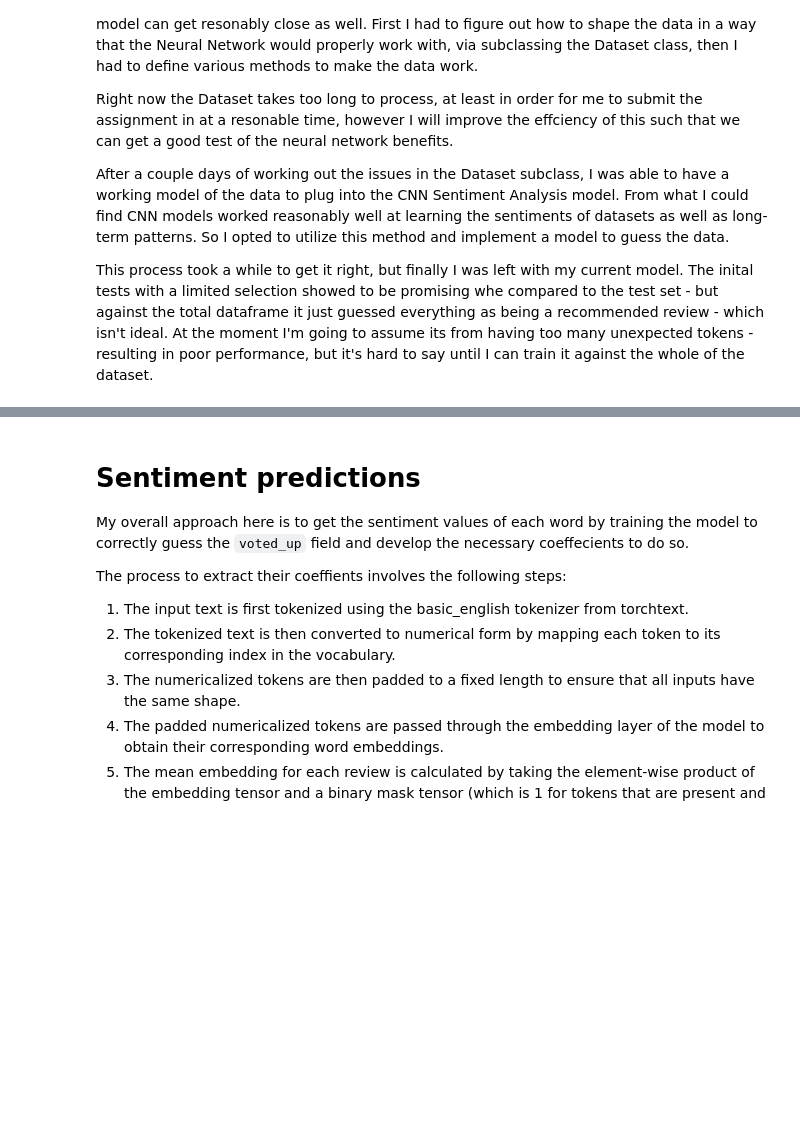
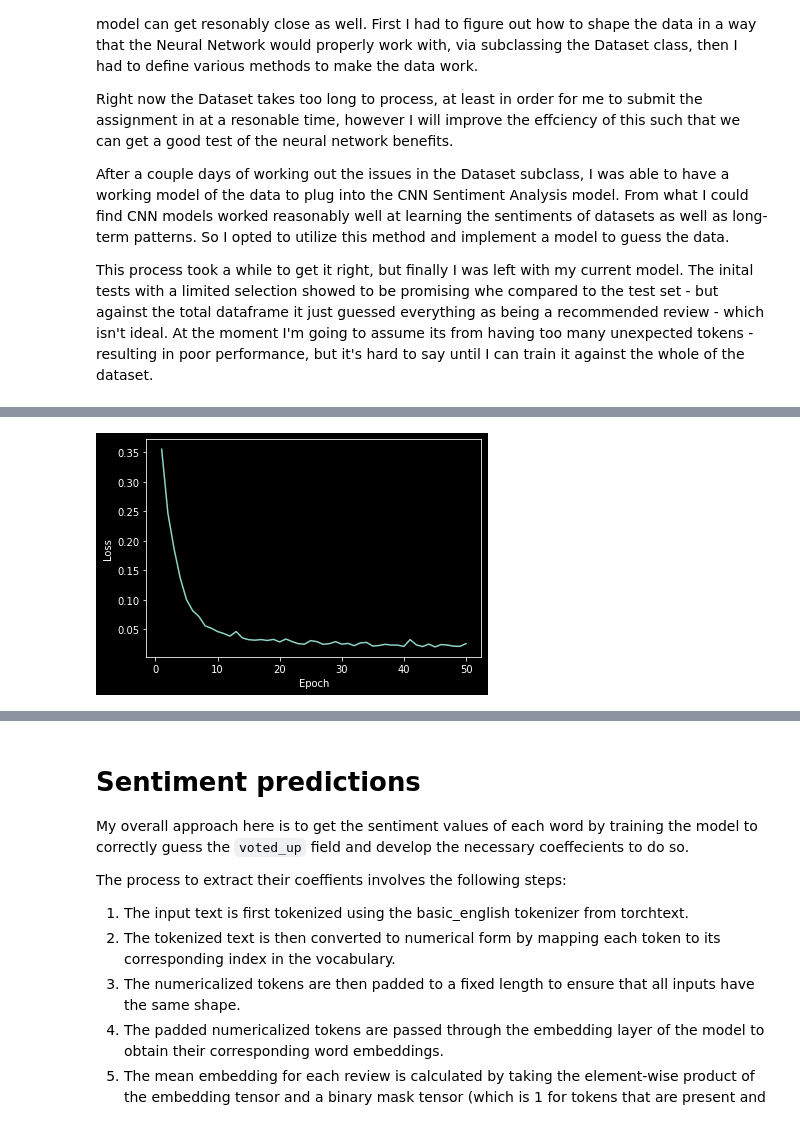
Before and after one commit to EmberAnimus/DSC410, a Jupyter notebook: Final Project/Milestone 3.ipynb, the cells around one changed output, grey strips where cells are left out. Saved outputs shown, nothing was run; the diff lists cells and outputs as text; code cells hidden in the pictures; blank space fills up the shorter version.

```diff
--- a/Final Project/Milestone 3.ipynb
+++ b/Final Project/Milestone 3.ipynb
@@ -135,0 +120,4 @@ print(train_data[0])
+# %%
+train_dataframe, test_dataframe = train_test_split(filtered_df[['review', 'voted_up']], test_size=0.2, random_state=42)
+train_data = CustomDataset(train_dataframe)
+test_data = CustomDataset(test_dataframe)
@@ -172,43 +194,65 @@ class SentimentCNN(nn.Module):
 # %%
-from sklearn.metrics import accuracy_score
-from sklearn.metrics import r2_score
-train_data_loader = torch.utils.data.DataLoader(train_data, batch_size=32, shuffle=True)
-test_data_loader = torch.utils.data.DataLoader(test_data, batch_size=32, shuffle=True)
+import matplotlib.pyplot as plt
+
+avail_device = 'cuda' if torch.cuda.is_available() else 'cpu'
+device = torch.device(avail_device)
 
 vocab_size = len(train_data.vocab)
-emb_dim = 100
-num_filters = 100
-filter_sizes = [2, 3, 4]
+emb_dim = 200
+num_filters = 200
+filter_sizes = [2, 3, 4, 5]
 output_dim = 2
-dropout = 0.5
+dropout = 0.2
 
 model = SentimentCNN(vocab_size, emb_dim, num_filters, filter_sizes, output_dim, dropout)
 
 # define loss function and optimizer
 criterion = nn.CrossEntropyLoss()
-optimizer = optim.Adam(model.parameters())
+optimizer = optim.Adam(model.parameters(), lr=1e-3)
 
 # train the model
-epochs = 10
+epochs = 50
+model.train()
+train_segment_pbar = tqdm()
+train_loader_len = train_data_loader.__len__()
+loss_data = []
 for epoch in range(epochs):
     running_loss = 0.0
+    train_segment_pbar.set_description(f'Training Epoch {epoch+1}/{epochs}')
+    train_segment_pbar.reset(total=train_loader_len)
     for batch in train_data_loader:
+        train_segment_pbar.update()
         optimizer.zero_grad()
         text, label = batch
+        text = text.to(device)
+        label = label.to(device)
         output = model(text)
         loss = criterion(output, label)
         loss.backward()
         optimizer.step()
         running_loss += loss.item()
-    print('Epoch: {}, Loss: {:.4f}'.format(epoch+1, running_loss/len(train_data_loader)))
+    train_segment_pbar.refresh()
+    loss_data.append((epoch+1, running_loss/len(train_data_loader)))
+
+# plot the loss
+plt.plot(*zip(*loss_data))
+plt.xlabel('Epoch')
+plt.ylabel('Loss')
+plt.show()
 
 # evaluate the model on test set
 correct = 0
 total = 0
+model.eval()
 with torch.no_grad():
     for batch in test_data_loader:
         text, label = batch
+        text = text.to(device)
+        label = label.to(device)
         output = model(text)
         _, predicted = torch.max(output.data, 1)
-print(f'Accuracy on test set: {accuracy_score(label,predicted)*100:.2f}% \n R2 Score: {r2_score(label, predicted)*100:.2f}%')
+        total += label.size(0)
+        correct += (predicted == label).sum().item()
+print(f'Accuracy on test set: {100 * correct / total:.2f}%')
 # %% [output]
+[figure, added]
```
Also changed, not shown: parts of 12 cells of this notebook, 5 other files.
